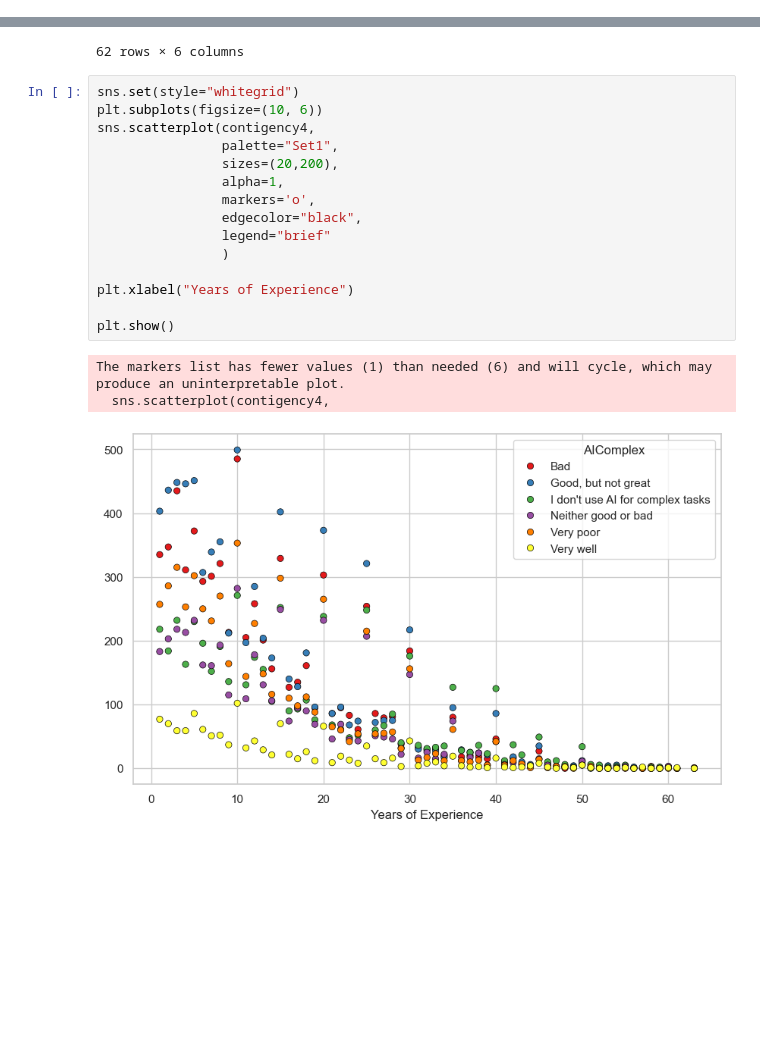
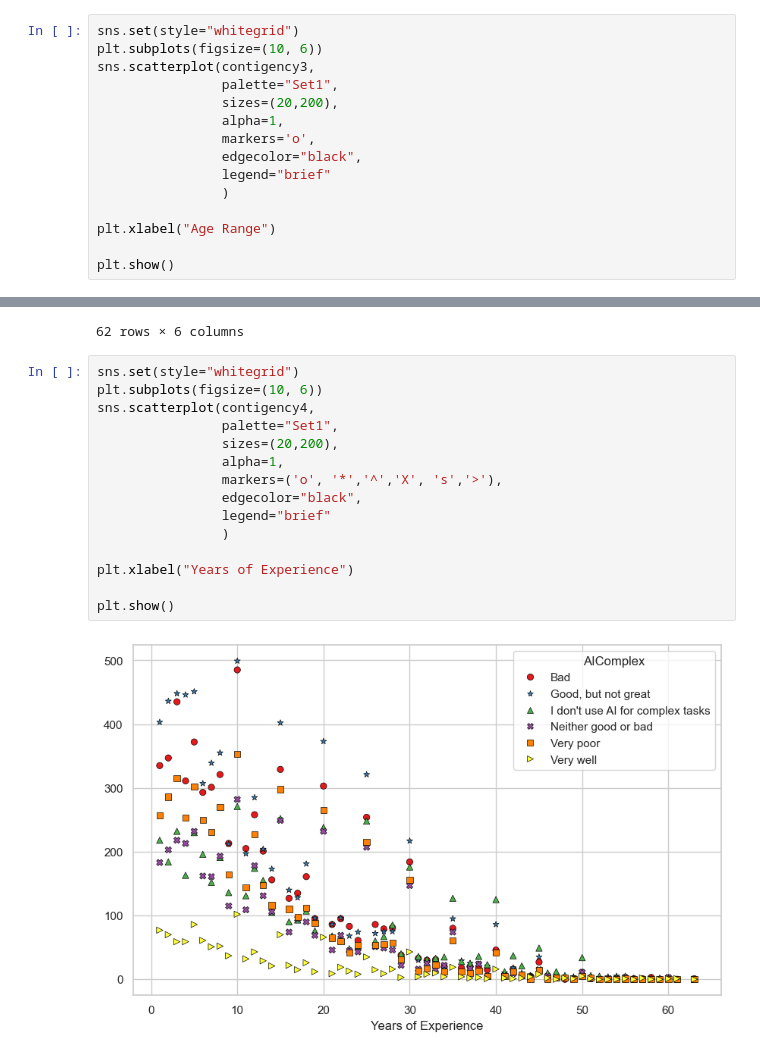
Before and after one commit to huyqng1412/stackoverflow_2025_project, a Jupyter notebook: so2025_vis.ipynb, the cells around one changed output, grey strips where cells are left out. Cells and saved outputs as stored; diff of their text form; blank space fills up the shorter version.

```diff
--- a/so2025_vis.ipynb
+++ b/so2025_vis.ipynb
@@ -384,0 +393,15 @@ Expected Frequencies:
+# %%
+sns.set(style="whitegrid")
+plt.subplots(figsize=(10, 6))
+sns.scatterplot(contigency3,
+                palette="Set1",
+                sizes=(20,200),
+                alpha=1,
+                markers='o',
+                edgecolor="black",
+                legend="brief"
+                )
+
+plt.xlabel("Age Range")
+
+plt.show()
@@ -417,19 +444,17 @@ display(contigency4)
 # %%
 sns.set(style="whitegrid")
 plt.subplots(figsize=(10, 6))
 sns.scatterplot(contigency4,
                 palette="Set1",
                 sizes=(20,200),
                 alpha=1,
-                markers='o',
+                markers=('o', '*','^','X', 's','>'),
                 edgecolor="black",
                 legend="brief"
                 )
 
 plt.xlabel("Years of Experience")
 
 plt.show()
 # %% [output]
-The markers list has fewer values (1) than needed (6) and will cycle, which may produce an uninterpretable plot.
-  sns.scatterplot(contigency4,
-[figure, old version]
+[figure, new version]
```
Also changed, not shown: parts of 4 cells of this notebook.
